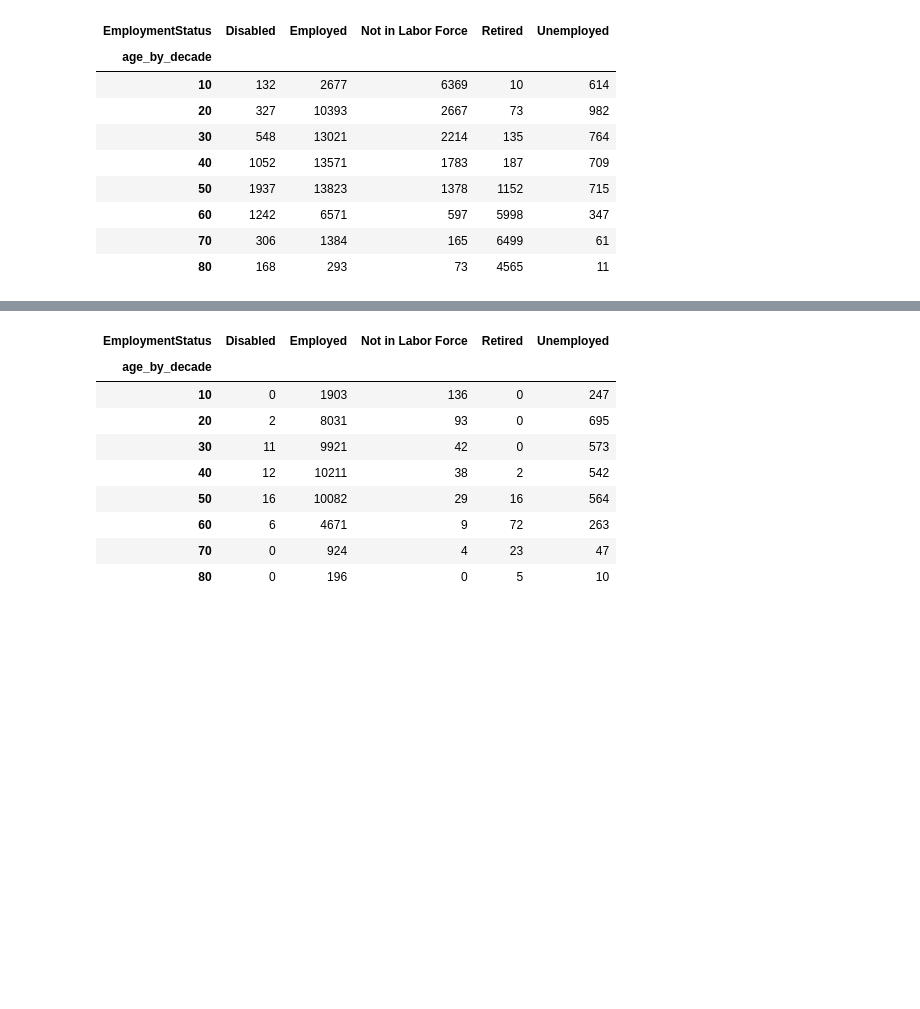
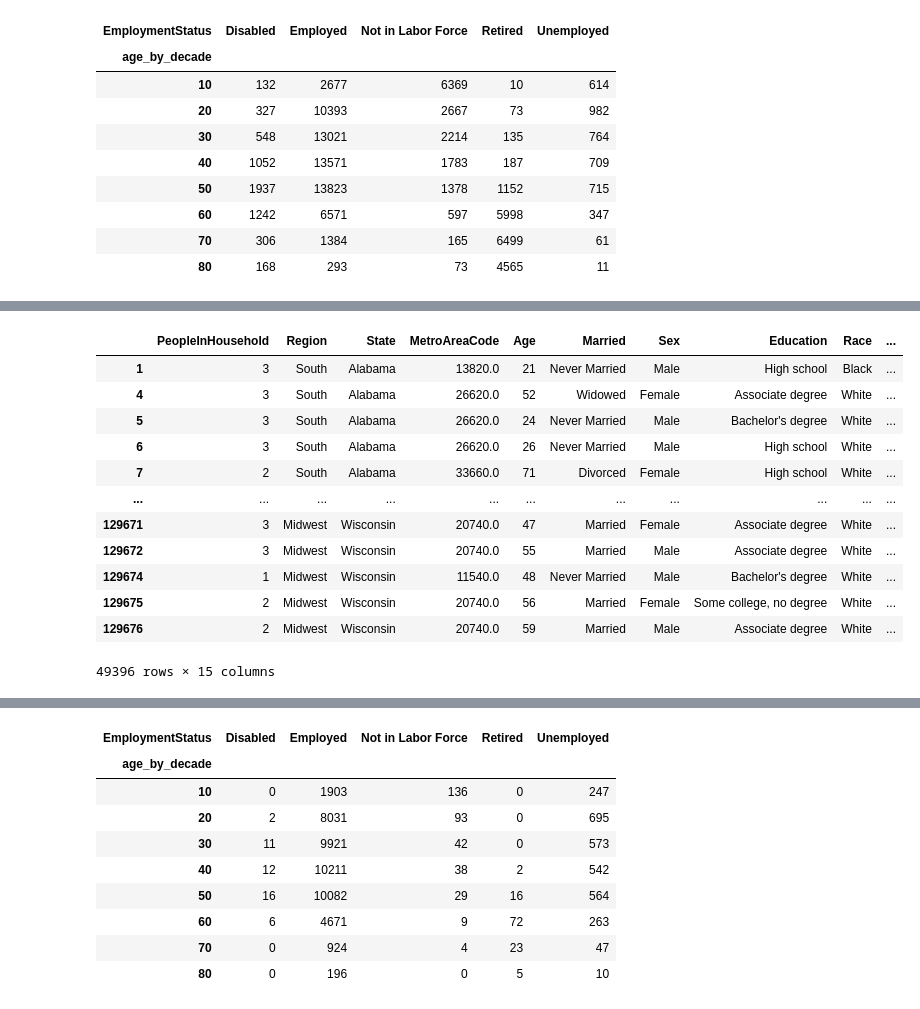
Before and after one commit to khuf/INFO381, a Jupyter notebook: notebooks/preprocessing_feature_extraction_nr2.ipynb, the cells around one changed output, grey strips where cells are left out. Cells and saved outputs as stored; diff of their text form; code cells hidden in the pictures; blank space fills up the shorter version.

```diff
--- a/notebooks/preprocessing_feature_extraction_nr2.ipynb
+++ b/notebooks/preprocessing_feature_extraction_nr2.ipynb
@@ -93,3 +130,18 @@ p.crosstab(cps.age_by_decade, cps.EmploymentStatus)
 # %%
 #remove all rows with NAN values
 cps = cps.dropna()
+cps
+# %% [output]
+|  | PeopleInHousehold | Region | State | MetroAreaCode | Age | Married | Sex | Education | Race | ... |
+| 1 | 3 | South | Alabama | 13820.0 | 21 | Never Married | Male | High school | Black | ... |
+| 4 | 3 | South | Alabama | 26620.0 | 52 | Widowed | Female | Associate degree | White | ... |
+| 5 | 3 | South | Alabama | 26620.0 | 24 | Never Married | Male | Bachelor's degree | White | ... |
+| 6 | 3 | South | Alabama | 26620.0 | 26 | Never Married | Male | High school | White | ... |
+| 7 | 2 | South | Alabama | 33660.0 | 71 | Divorced | Female | High school | White | ... |
+| ... | ... | ... | ... | ... | ... | ... | ... | ... | ... | ... |
+| 129671 | 3 | Midwest | Wisconsin | 20740.0 | 47 | Married | Female | Associate degree | White | ... |
+| 129672 | 3 | Midwest | Wisconsin | 20740.0 | 55 | Married | Male | Associate degree | White | ... |
+| 129674 | 1 | Midwest | Wisconsin | 11540.0 | 48 | Never Married | Male | Bachelor's degree | White | ... |
+| 129675 | 2 | Midwest | Wisconsin | 20740.0 | 56 | Married | Female | Some college, no degree | White | ... |
+| 129676 | 2 | Midwest | Wisconsin | 20740.0 | 59 | Married | Male | Associate degree | White | ... |
+49396 rows × 15 columns
```
Also changed, not shown: parts of 6 cells of this notebook.
